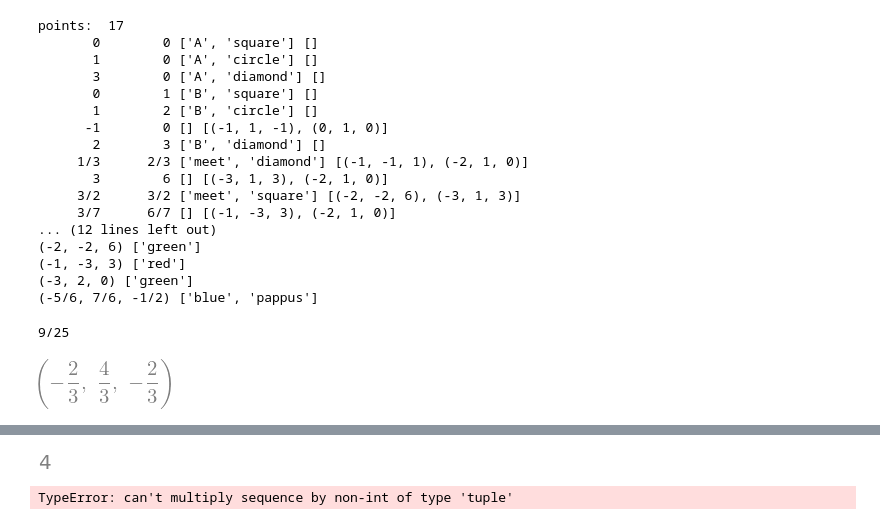
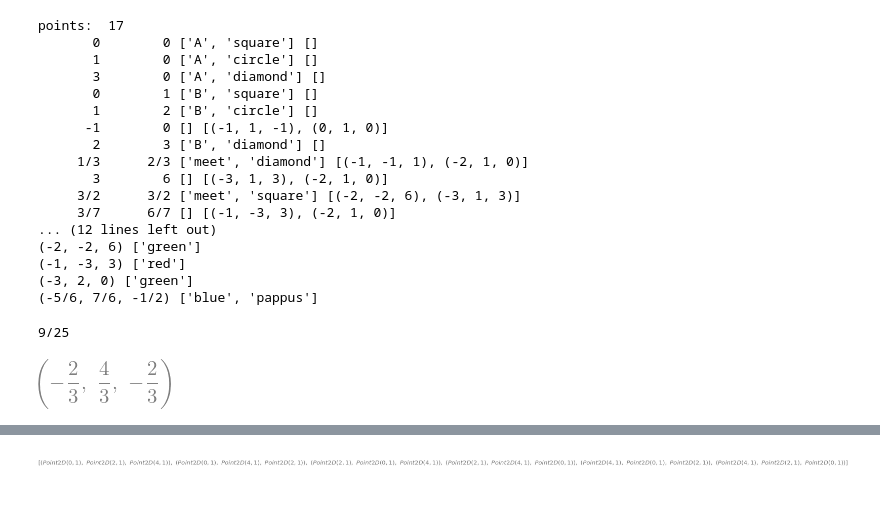
Before and after one commit to geometor/explorer-notebooks, a Jupyter notebook: pappus_2.ipynb, the cells around one changed output, grey strips where cells are left out. Drawn from its saved outputs; the diff is of its cells as text; code cells hidden in the pictures.

```diff
--- a/pappus_2.ipynb
+++ b/pappus_2.ipynb
@@ -162,8 +114,6 @@ cpu_count()
-# %%
-line_get_y(line_b, 3)
-# %% [output]
-[figure, removed]
-# %%
-(1, 2, 3) * (1, 2, 3)
-# %% [output]
-TypeError: can't multiply sequence by non-int of type 'tuple'
+# %%
+from itertools import permutations
+B_perms = list(permutations(B))
+B_perms
+# %% [output]
+[figure, added]
```
Also changed, not shown: parts of 14 cells of this notebook, 3 other files.
